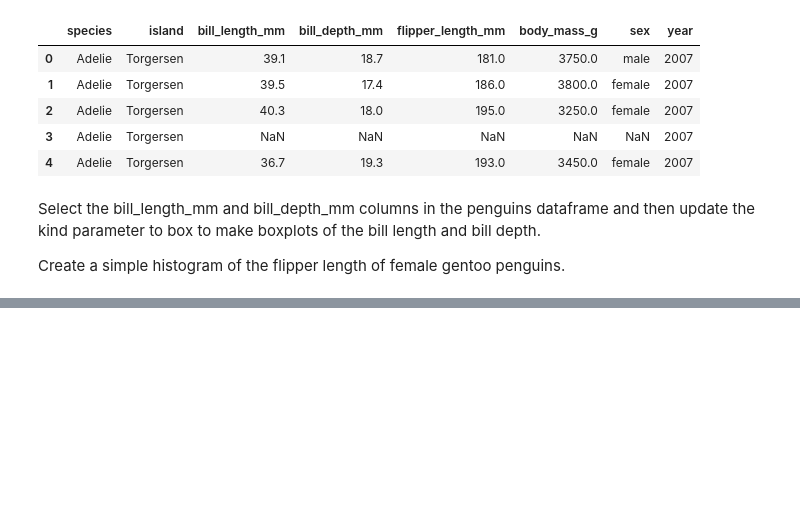
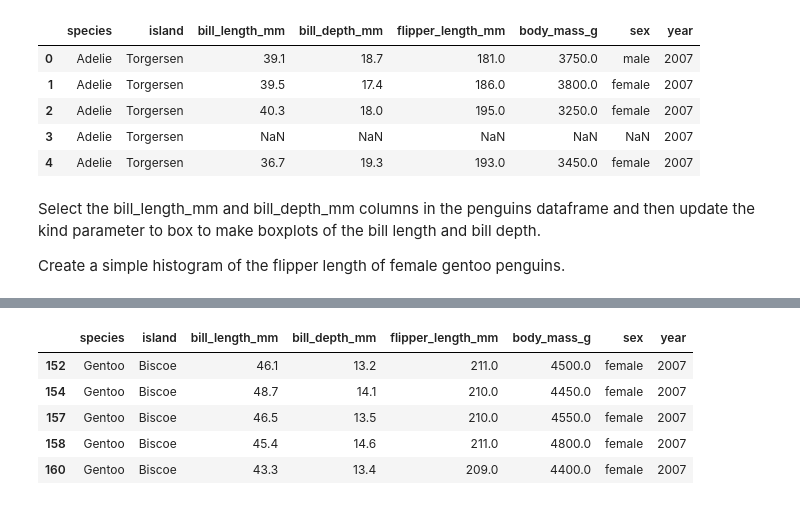
Before and after one commit to vedikaS-byte/eds-220-2025-in-class, a Jupyter notebook: week2-plotting.ipynb, the cells around one changed output, grey strips where cells are left out. Saved outputs shown, nothing was run; the diff lists cells and outputs as text; code cells hidden in the pictures; blank space fills up the shorter version.

```diff
--- a/week2-plotting.ipynb
+++ b/week2-plotting.ipynb
@@ -116,0 +118,11 @@ penguins_subset.plot(kind='box')
+# %%
+#Create a simple histogram of the flipper length of female gentoo penguins.
+female_gentoos = penguins[(penguins["sex"] == "female") & (penguins["species"]== "Gentoo")]
+female_gentoos.head()
+# %% [output]
+|  | species | island | bill_length_mm | bill_depth_mm | flipper_length_mm | body_mass_g | sex | year |
+| 152 | Gentoo | Biscoe | 46.1 | 13.2 | 211.0 | 4500.0 | female | 2007 |
+| 154 | Gentoo | Biscoe | 48.7 | 14.1 | 210.0 | 4450.0 | female | 2007 |
+| 157 | Gentoo | Biscoe | 46.5 | 13.5 | 210.0 | 4550.0 | female | 2007 |
+| 158 | Gentoo | Biscoe | 45.4 | 14.6 | 211.0 | 4800.0 | female | 2007 |
+| 160 | Gentoo | Biscoe | 43.3 | 13.4 | 209.0 | 4400.0 | female | 2007 |
```
Also changed, not shown: parts of 3 cells of this notebook, 2 other files.
